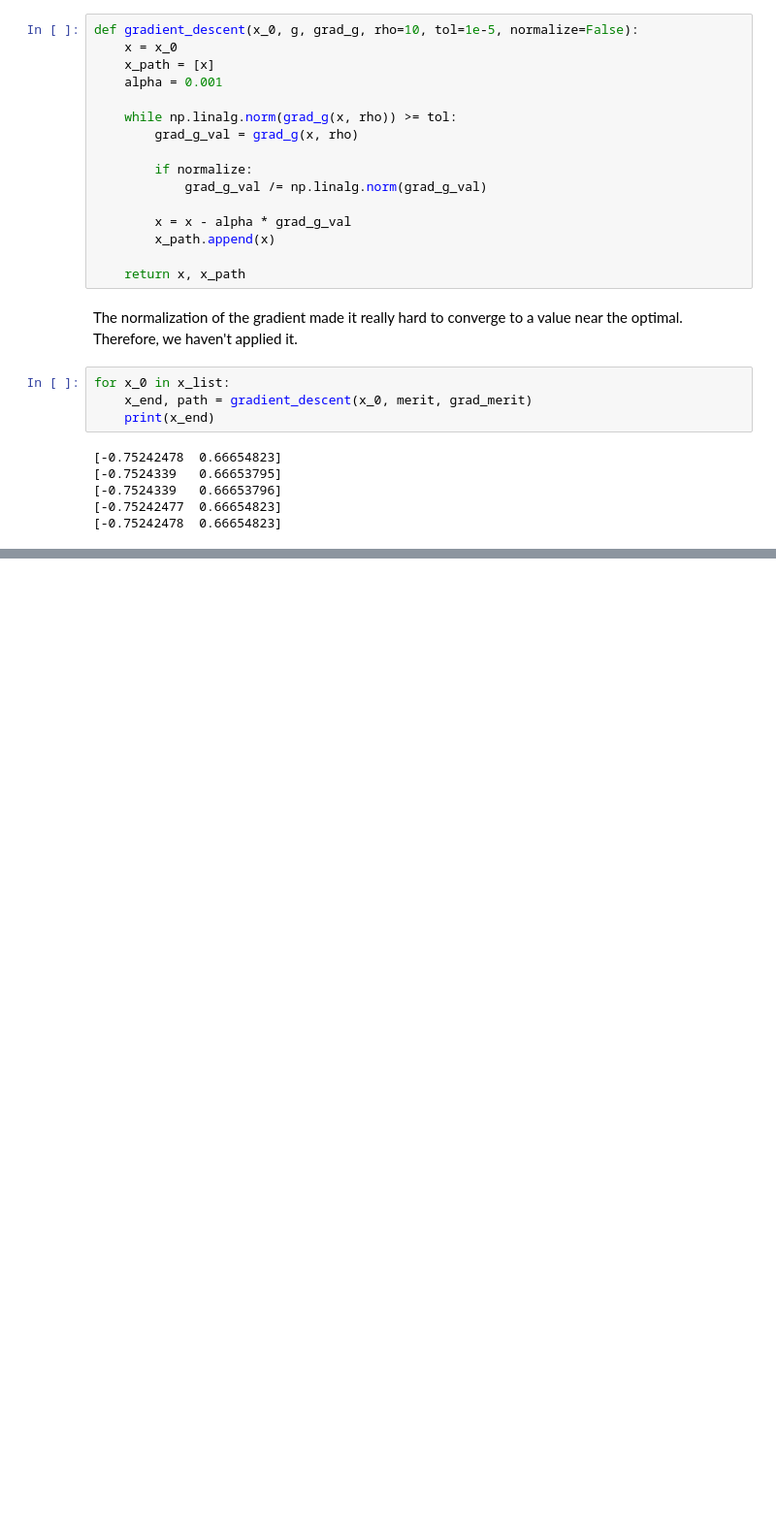
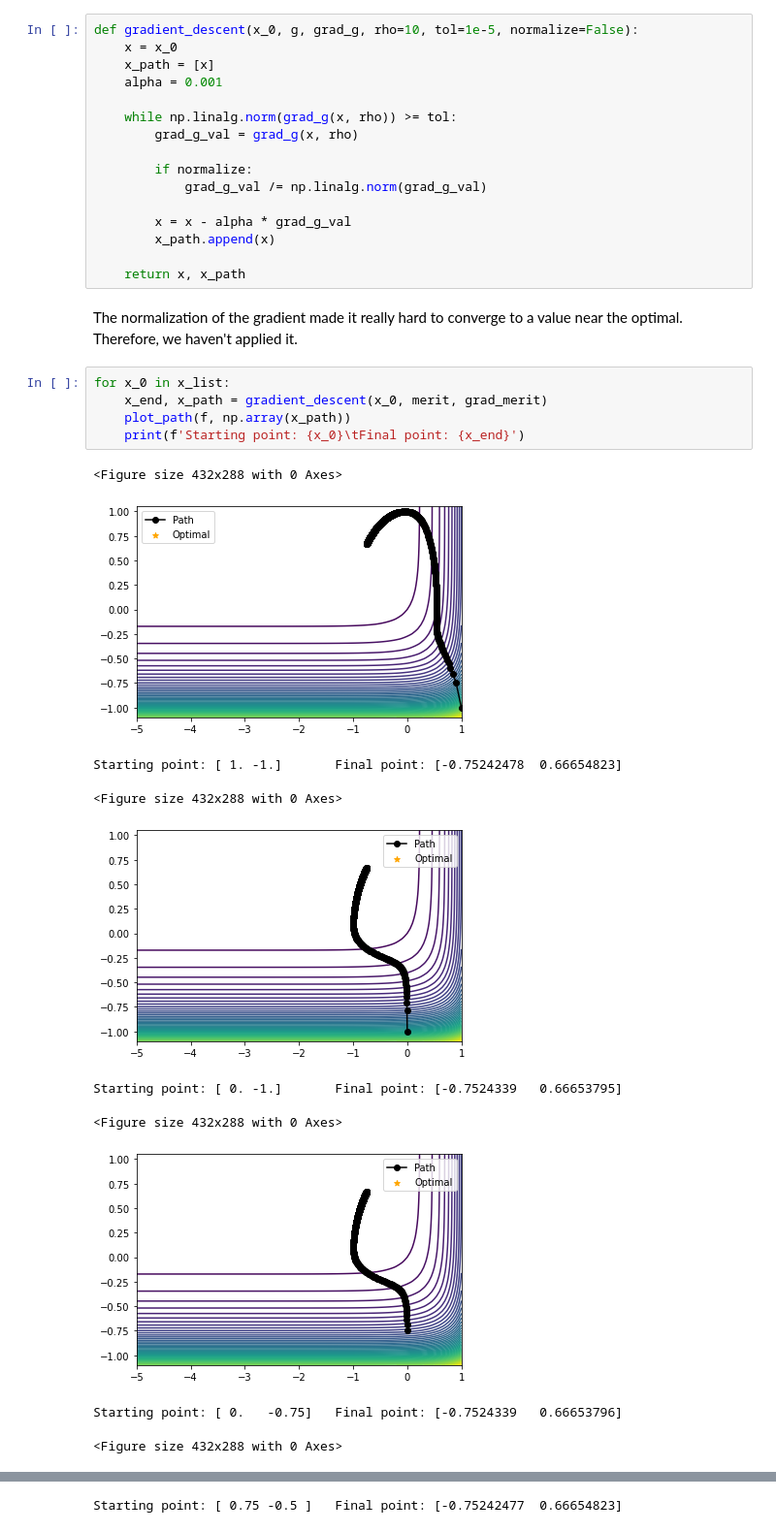
Before and after one commit to Vol0kin/OPT, a Jupyter notebook: Labs/Lab4/Lab_4.ipynb, the cells around one changed output, grey strips where cells are left out. Shown at 97% size. Drawn from its saved outputs; the diff is of its cells as text; blank space fills up the shorter version.

```diff
--- a/Labs/Lab4/Lab_4.ipynb
+++ b/Labs/Lab4/Lab_4.ipynb
@@ -211,11 +203,17 @@ def gradient_descent(x_0, g, grad_g, rho=10, tol=1e-5, normalize=False):
 The normalization of the gradient made it really hard to converge to a value near the optimal. Therefore, we haven't applied it.
 # %%
 for x_0 in x_list:
-    x_end, path = gradient_descent(x_0, merit, grad_merit)
-    print(x_end)
+    x_end, x_path = gradient_descent(x_0, merit, grad_merit)
+    plot_path(f, np.array(x_path))
+    print(f'Starting point: {x_0}\tFinal point: {x_end}')
 # %% [output]
-[-0.75242478  0.66654823]
-[-0.7524339   0.66653795]
-[-0.7524339   0.66653796]
-[-0.75242477  0.66654823]
-[-0.75242478  0.66654823]
+<Figure size 432x288 with 0 Axes>
+[figure, added]
+Starting point: [ 1. -1.]       Final point: [-0.75242478  0.66654823]
+<Figure size 432x288 with 0 Axes>
+[figure, added]
+Starting point: [ 0. -1.]       Final point: [-0.7524339   0.66653795]
+<Figure size 432x288 with 0 Axes>
+[figure, added]
+Starting point: [ 0.   -0.75]   Final point: [-0.7524339   0.66653796]
+<Figure size 432x288 with 0 Axes>
@@ -221,0 +221 @@ for x_0 in x_list:
+Starting point: [ 0.75 -0.5 ]   Final point: [-0.75242477  0.66654823]
```
Also changed, not shown: parts of 12 cells of this notebook.
